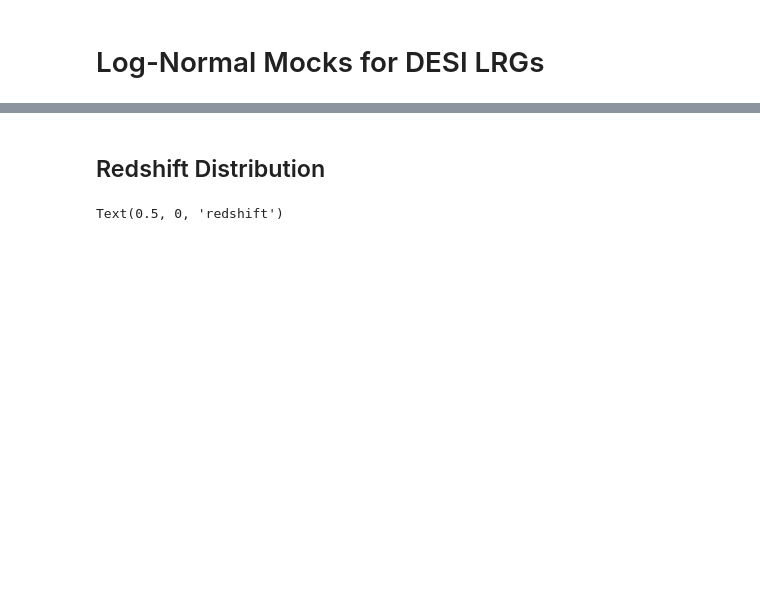
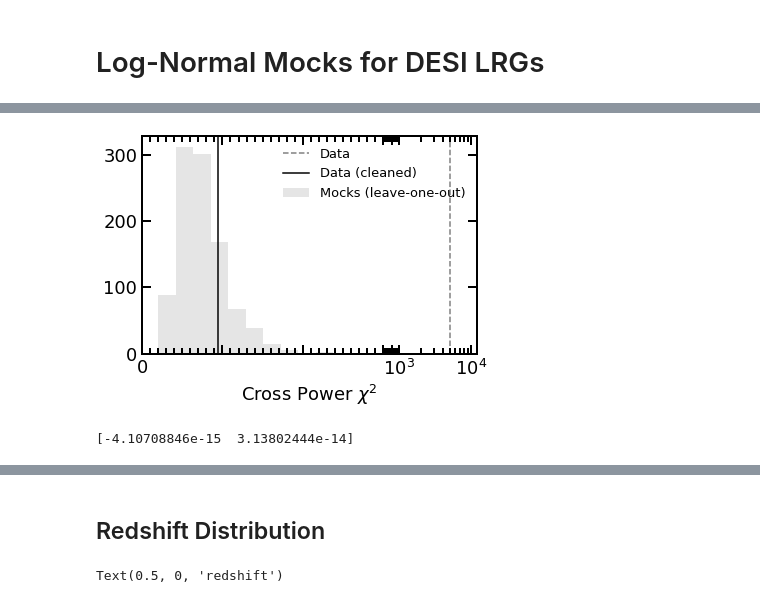
Before and after one commit to mehdirezaie/LSSutils, a Jupyter notebook: notebooks/desi/LognormalFlask.ipynb, the cells around one changed output, grey strips where cells are left out. Saved outputs shown, nothing was run; the diff lists cells and outputs as text; code cells hidden in the pictures; blank space fills up the shorter version.

```diff
--- a/notebooks/desi/LognormalFlask.ipynb
+++ b/notebooks/desi/LognormalFlask.ipynb
@@ -17,0 +201,20 @@ setup_color()
+# %%
+plt.hist(chi2_mocks, alpha=0.1, label='Mocks (leave-one-out)')
+plt.axvline(chi2_before, alpha=0.5, ls='--', label='Data')
+plt.axvline(chi2_after, label='Data (cleaned)')
+plt.legend()
+plt.xlabel(r'Cross Power $\chi^{2}$')
+plt.xscale('symlog', linscalex=3, linthreshx=600.)
+plt.xlim(0, 1.2e4)
+xaxis = plt.gca().xaxis
+
+xaxis.set_ticks([i*200 for i in range(0, )]+[10**p for p in range(3, 5)])
+# xaxis.set_major_locator(MajorSymLogLocator(linthresh=500.0, base=100.))
+xaxis.set_minor_locator(MinorSymLogLocator(600, nints=10))
+
+
+# plt.xlim(xmax=1.1e4)
+# plt.xticks([0, 100, 200, 300, 400, 500, 1000, 2000, 3000])
+# plt.gca().xaxis.set_major_formatter(FormatStrFormatter("%e"))
+# %% [output]
+[figure, added]
@@ -17,0 +223,4 @@ setup_color()
+# %%
+print(np.percentile(covmax, [1, 99]))
+# %% [output]
+[-4.10708846e-15  3.13802444e-14]
```
Also changed, not shown: parts of 10 cells of this notebook, 3 other files.
